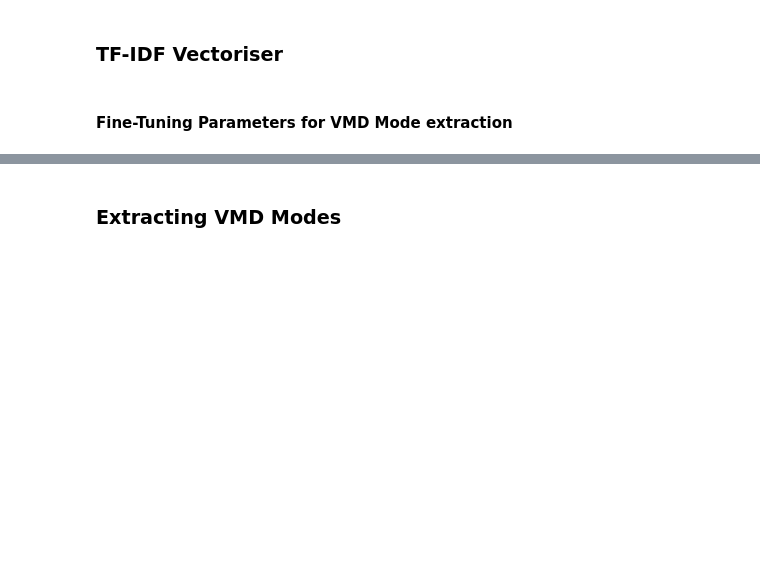
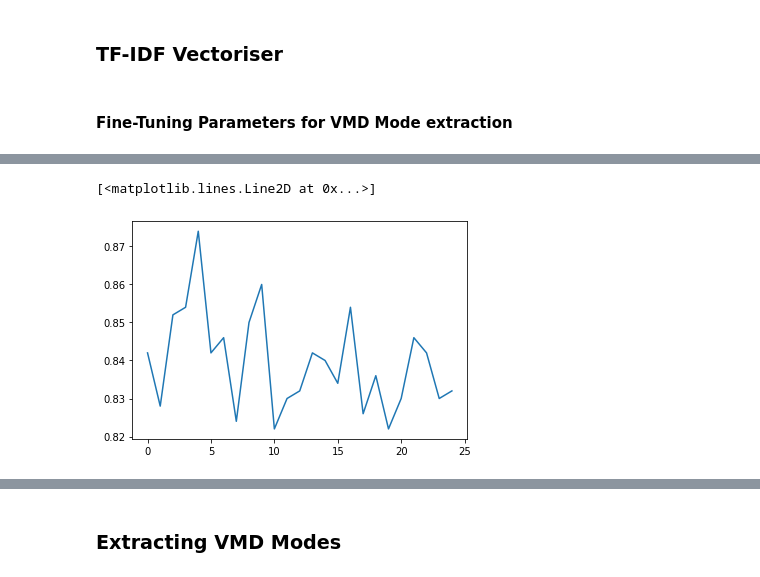
Before and after one commit to Rohith-2/VMD-Embedding, a Jupyter notebook: notebooks/IMdb.ipynb, the cells around one changed output, grey strips where cells are left out. Cells and saved outputs as stored; diff of their text form; code cells hidden in the pictures; blank space fills up the shorter version.

```diff
--- a/notebooks/IMdb.ipynb
+++ b/notebooks/IMdb.ipynb
@@ -122,0 +133,5 @@ a,f = tuning(features)
+# %%
+plt.plot(fVals)
+# %% [output]
+[<matplotlib.lines.Line2D at 0x...>]
+[figure, added]
```
Also changed, not shown: parts of 8 cells of this notebook.
